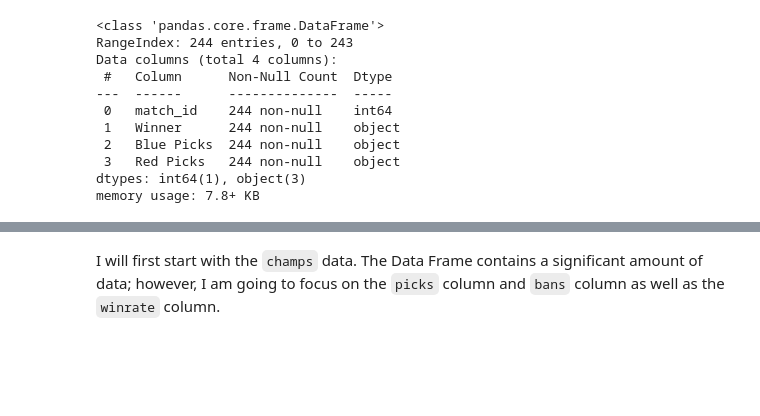
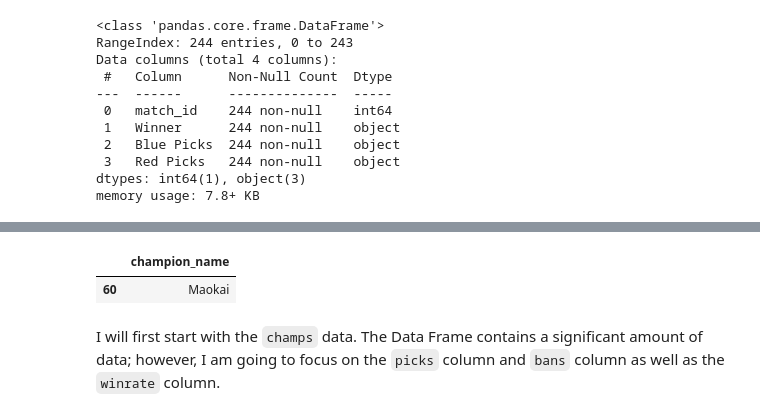
Before and after one commit to christophcheng/capstone_project, a Jupyter notebook: viz-final-project-christophcheng-main/notebooks/league_of_legends.ipynb, the cells around one changed output, grey strips where cells are left out. Saved outputs shown, nothing was run; the diff lists cells and outputs as text; code cells hidden in the pictures; blank space fills up the shorter version.

```diff
--- a/viz-final-project-christophcheng-main/notebooks/league_of_legends.ipynb
+++ b/viz-final-project-christophcheng-main/notebooks/league_of_legends.ipynb
@@ -40,6 +40,7 @@ import lol
 champs = lol.get_champ_data()
 top_lane = lol.get_top_data()
 champs_picked = lol.get_picks_data()
+lol_names = lol.get_name_data()
 # %% [output]
 [interactive output not drawn]
 [interactive output not drawn]
@@ -119,3 +120,8 @@ champs_picked.sample()
+# %%
+lol_names.sample()
+# %% [output]
+|  | champion_name |
+| 60 | Maokai |
 # %% [markdown]
 I will first start with the `champs` data. The Data Frame contains a significant amount of data; however, I am going to focus on the `picks` column and `bans` column as well as the `winrate` column.
 # %% [markdown]
```
Also changed, not shown: parts of 14 cells of this notebook, 2 other files.
